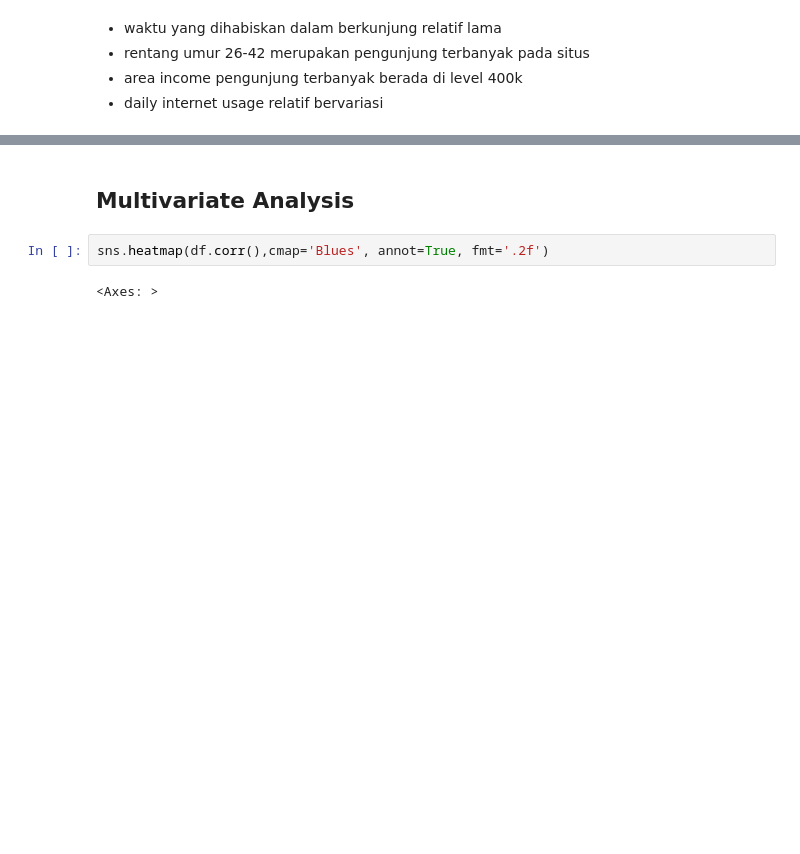
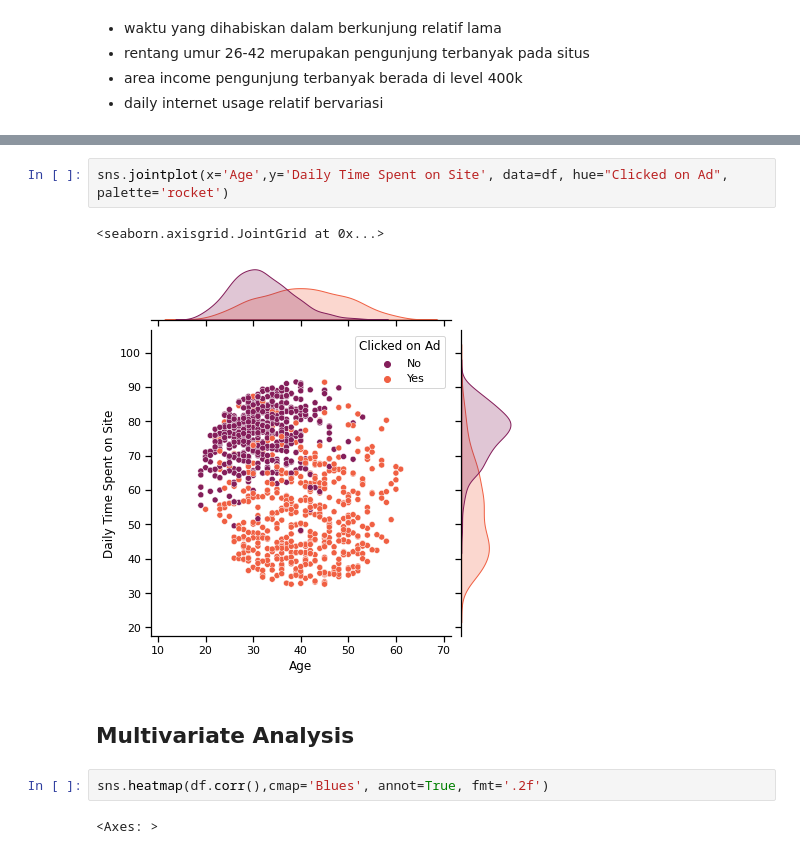
Before and after one commit to Hana5i/Predict-Customer-Clicked-Ads-Classification, a Jupyter notebook: ads_classification.ipynb, the cells around one changed output, grey strips where cells are left out. Saved outputs shown, nothing was run; the diff lists cells and outputs as text; blank space fills up the shorter version.

```diff
--- a/ads_classification.ipynb
+++ b/ads_classification.ipynb
@@ -218,3 +228,8 @@ plt.show()
+# %%
+sns.jointplot(x='Age',y='Daily Time Spent on Site', data=df, hue="Clicked on Ad", palette='rocket')
+# %% [output]
+<seaborn.axisgrid.JointGrid at 0x...>
+[figure, added]
 # %% [markdown]
 ## Multivariate Analysis
 # %%
```
Also changed, not shown: parts of 39 cells of this notebook.
